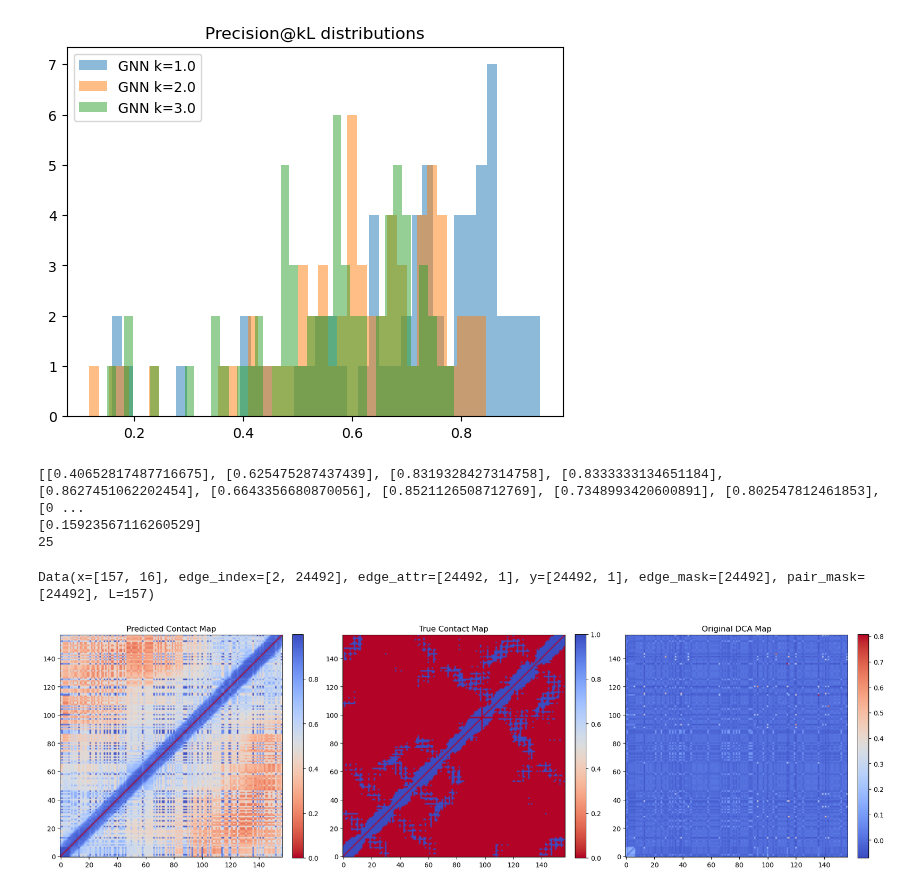
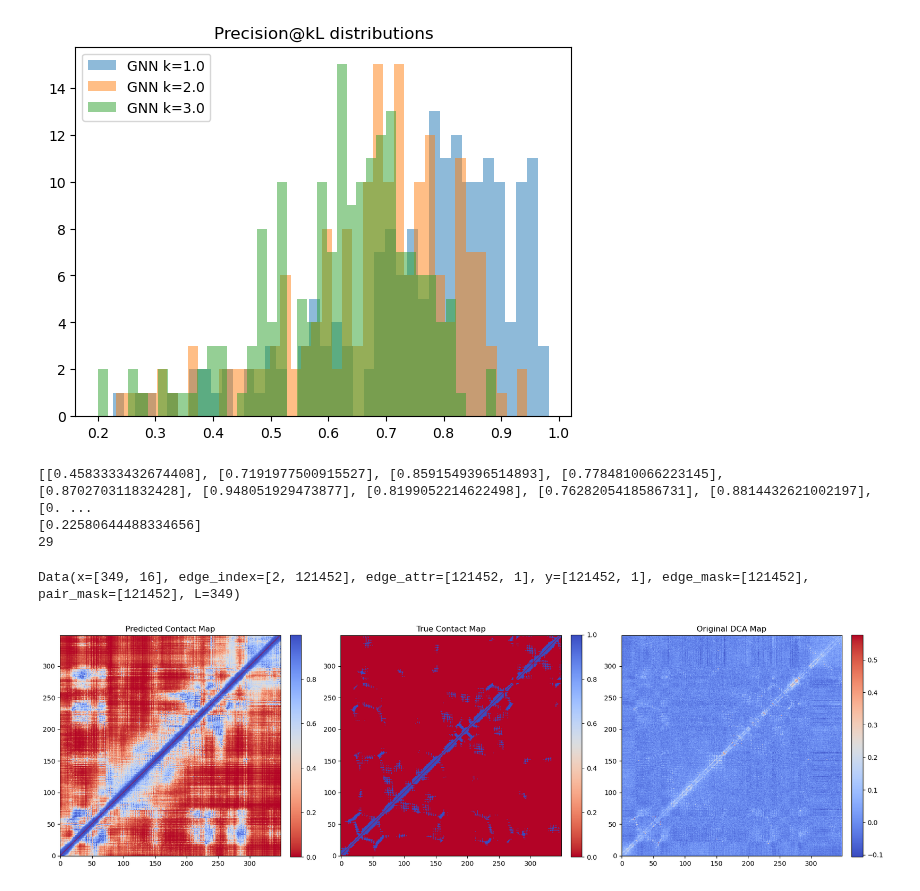
Before and after one commit to Fabiog17/Internship, a Jupyter notebook: GNN_contacts.ipynb, the cells around one changed output. Cells and saved outputs as stored; diff of their text form; code cells hidden in the pictures.

```diff
--- a/GNN_contacts.ipynb
+++ b/GNN_contacts.ipynb
@@ -288,7 +288,7 @@ def average_loss(model, loader, loss_fn, device):
     return total_loss / max(total_edges, 1)
 # %%
 device = torch.device('cuda' if torch.cuda.is_available() else 'cpu')
-model = EdgeGNN(node_in_ch=16, edge_in_ch=1, hidden_ch=64, mlp_hidden_ch=32, GNN_layers=5).to(device)
+model = EdgeGNN(node_in_ch=16, edge_in_ch=1, hidden_ch=32, mlp_hidden_ch=16, GNN_layers=4).to(device)
 
 pos_weight = compute_pos_weight(train_loader, device)
 print("pos_weight:", pos_weight.item())
@@ -299,7 +299,7 @@ optimizer = torch.optim.Adam(model.parameters(), lr=0.01)
 train_losses = []
 val_losses = []
 
-for epoch in range(100):
+for epoch in range(500):
 
     model.train()
 
@@ -592,7 +592,7 @@ plt.legend()
 plt.title("Precision@kL distributions")
 plt.show()
 # %% [output]
-[figure, old version]
+[figure, new version]
 # %%
 k=1.0
 precision=[]
@@ -605,9 +605,9 @@ print(precision)
 print(min(precision))
 print(precision.index(min(precision)))
 # %% [output]
-[[0.40652817487716675], [0.625475287437439], [0.8319328427314758], [0.8333333134651184], [0.8627451062202454], [0.6643356680870056], [0.8521126508712769], [0.7348993420600891], [0.802547812461853], [0 ...
-[0.15923567116260529]
-25
+[[0.4583333432674408], [0.7191977500915527], [0.8591549396514893], [0.7784810066223145], [0.870270311832428], [0.948051929473877], [0.8199052214622498], [0.7628205418586731], [0.8814432621002197], [0. ...
+[0.22580644488334656]
+29
 # %%
 def graph_to_matrix(data, values):
     num_nodes = data.x.shape[0]
@@ -618,7 +618,7 @@ def graph_to_matrix(data, values):
 
     return mat
 # %%
-pos=25
+pos=1
 
 
 i=0
@@ -635,32 +635,32 @@ print(batch)
 mask = batch.edge_mask & batch.pair_mask
 
 scores = torch.sigmoid(pred_logits.squeeze(-1))
 pred_contact_map = graph_to_matrix(batch, scores.cpu())
 true_contact_map = graph_to_matrix(batch, batch.y.cpu())
 original_dca_map = graph_to_matrix(batch, batch.edge_attr.cpu())
 
 
 fig, axes = plt.subplots(1, 3, figsize=(18, 6))  # 1 row, 3 columns
 
 # --- Predicted Distance Map ---
 im0 = axes[0].imshow(pred_contact_map, cmap='coolwarm_r', origin='lower')
 axes[0].set_title("Predicted Contact Map")
 plt.colorbar(im0, ax=axes[0], fraction=0.046, pad=0.04)
 
 # --- True Distance Map ---
 
 
 im1 = axes[1].imshow(true_contact_map, cmap='coolwarm_r', origin='lower')
 axes[1].set_title("True Contact Map")
 plt.colorbar(im1, ax=axes[1], fraction=0.046, pad=0.04)
 
 # --- Original DCA Map ---
 im2 = axes[2].imshow(original_dca_map, cmap='coolwarm', origin='lower')
 axes[2].set_title("Original DCA Map")
 plt.colorbar(im2, ax=axes[2], fraction=0.046, pad=0.04)
 
 plt.tight_layout()
 plt.show()
 # %% [output]
-Data(x=[157, 16], edge_index=[2, 24492], edge_attr=[24492, 1], y=[24492, 1], edge_mask=[24492], pair_mask=[24492], L=157)
+Data(x=[349, 16], edge_index=[2, 121452], edge_attr=[121452, 1], y=[121452, 1], edge_mask=[121452], pair_mask=[121452], L=349)
-[figure, old version]
+[figure, new version]
```
Also changed, not shown: parts of 6 cells of this notebook, 43 other files.
